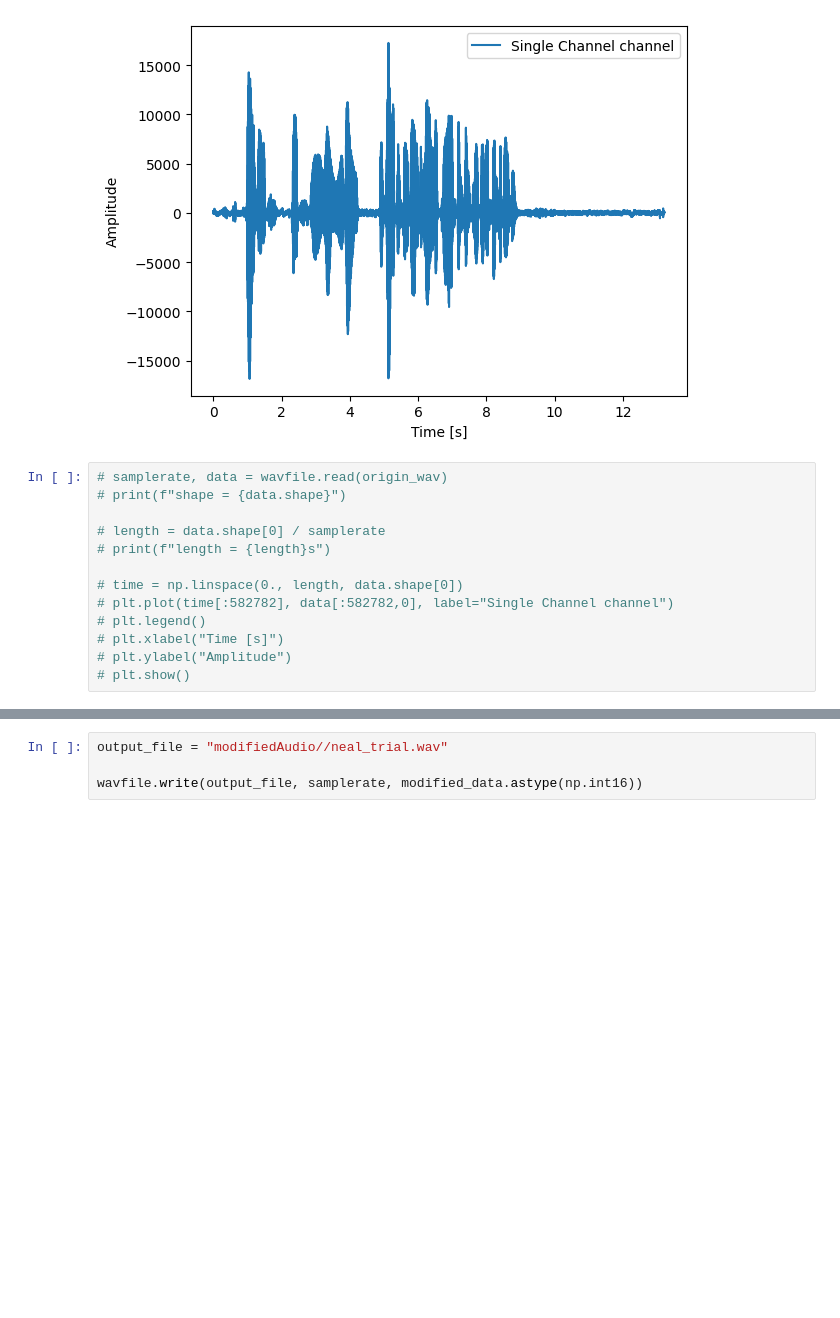
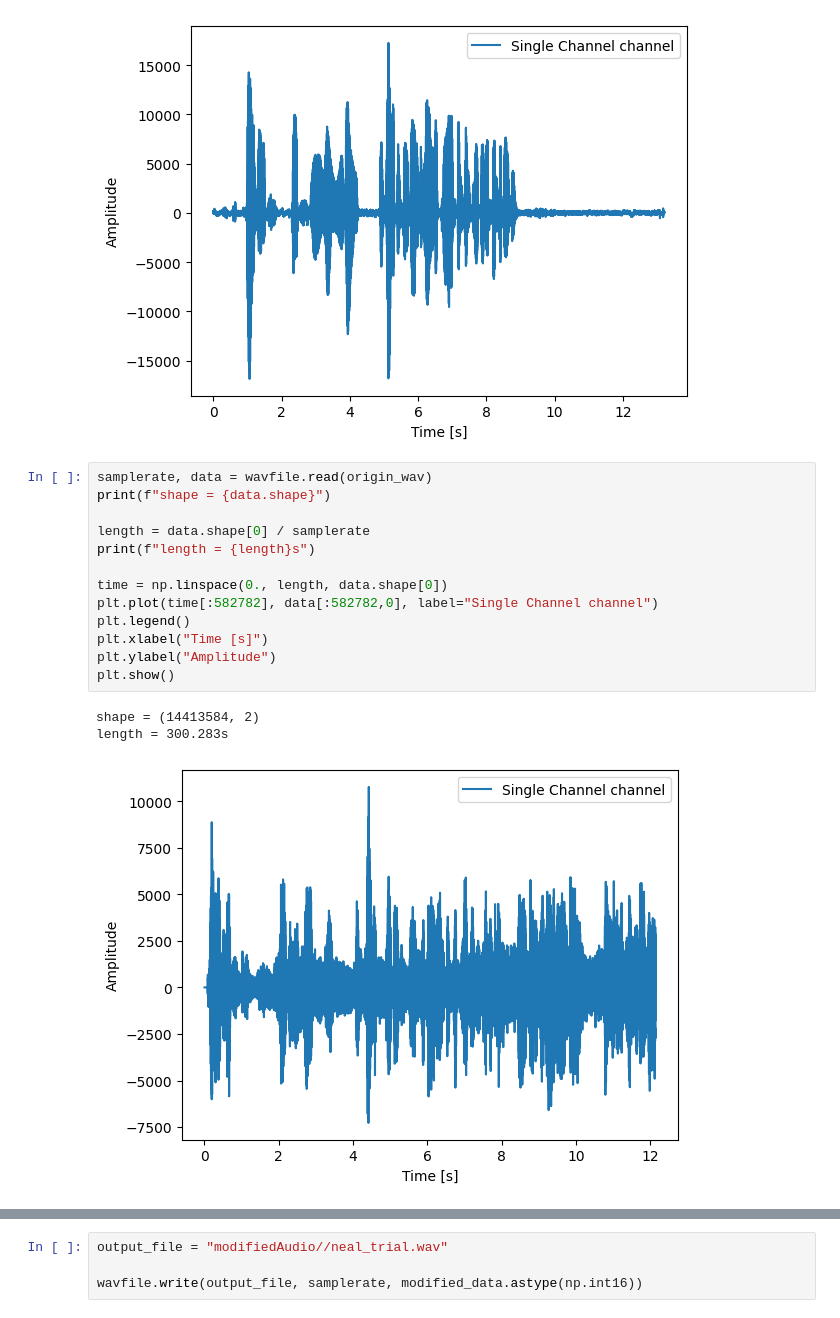
Before and after one commit to neeeal/DSP-DigitalVoiceSimulator, a Jupyter notebook: simulator.ipynb, the cells around one changed output, grey strips where cells are left out. Saved outputs shown, nothing was run; the diff lists cells and outputs as text; blank space fills up the shorter version.

```diff
--- a/simulator.ipynb
+++ b/simulator.ipynb
@@ -28,15 +29,19 @@ plt.show()
 # %% [output]
 [figure]
 # %%
-# samplerate, data = wavfile.read(origin_wav)
-# print(f"shape = {data.shape}")
+samplerate, data = wavfile.read(origin_wav)
+print(f"shape = {data.shape}")
 
-# length = data.shape[0] / samplerate
-# print(f"length = {length}s")
+length = data.shape[0] / samplerate
+print(f"length = {length}s")
 
-# time = np.linspace(0., length, data.shape[0])
-# plt.plot(time[:582782], data[:582782,0], label="Single Channel channel")
-# plt.legend()
-# plt.xlabel("Time [s]")
-# plt.ylabel("Amplitude")
-# plt.show()
+time = np.linspace(0., length, data.shape[0])
+plt.plot(time[:582782], data[:582782,0], label="Single Channel channel")
+plt.legend()
+plt.xlabel("Time [s]")
+plt.ylabel("Amplitude")
+plt.show()
+# %% [output]
+shape = (14413584, 2)
+length = 300.283s
+[figure, added]
```
Also changed, not shown: parts of 9 cells of this notebook, 3 other files.
